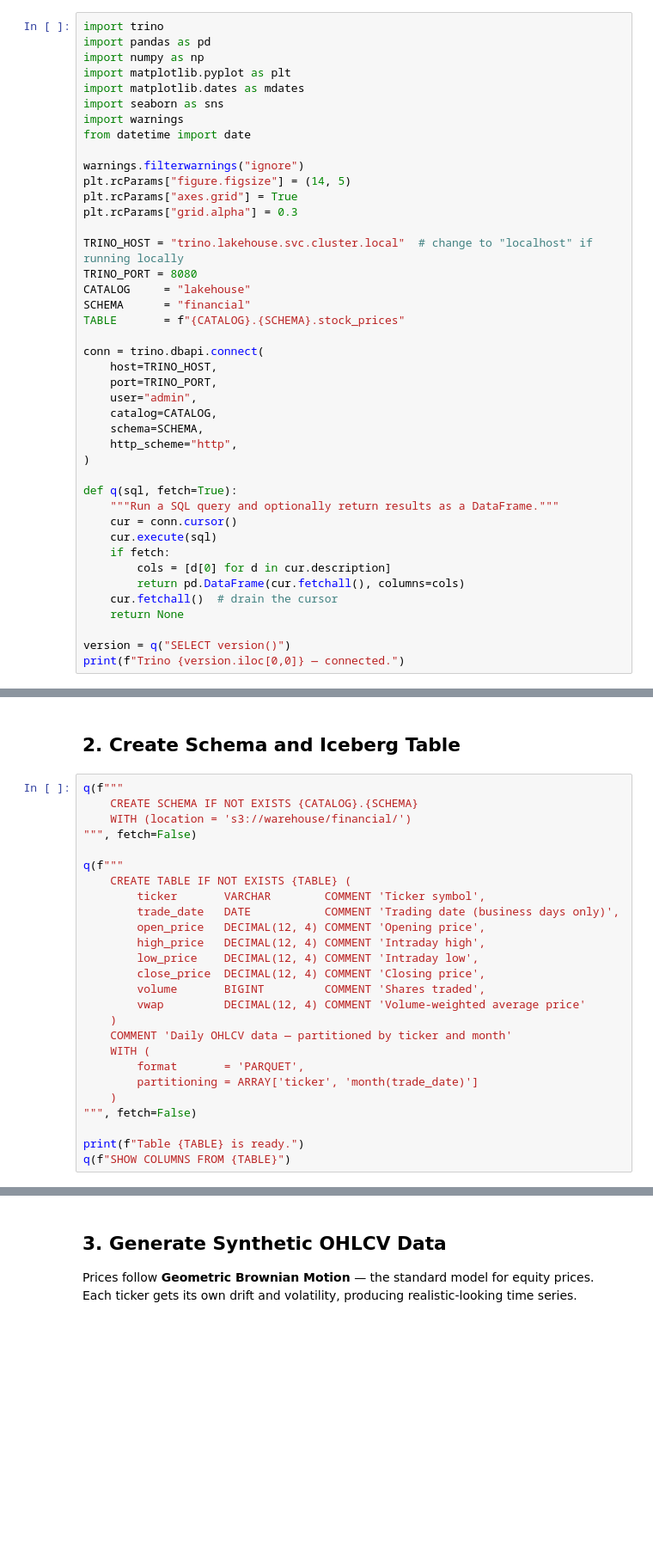
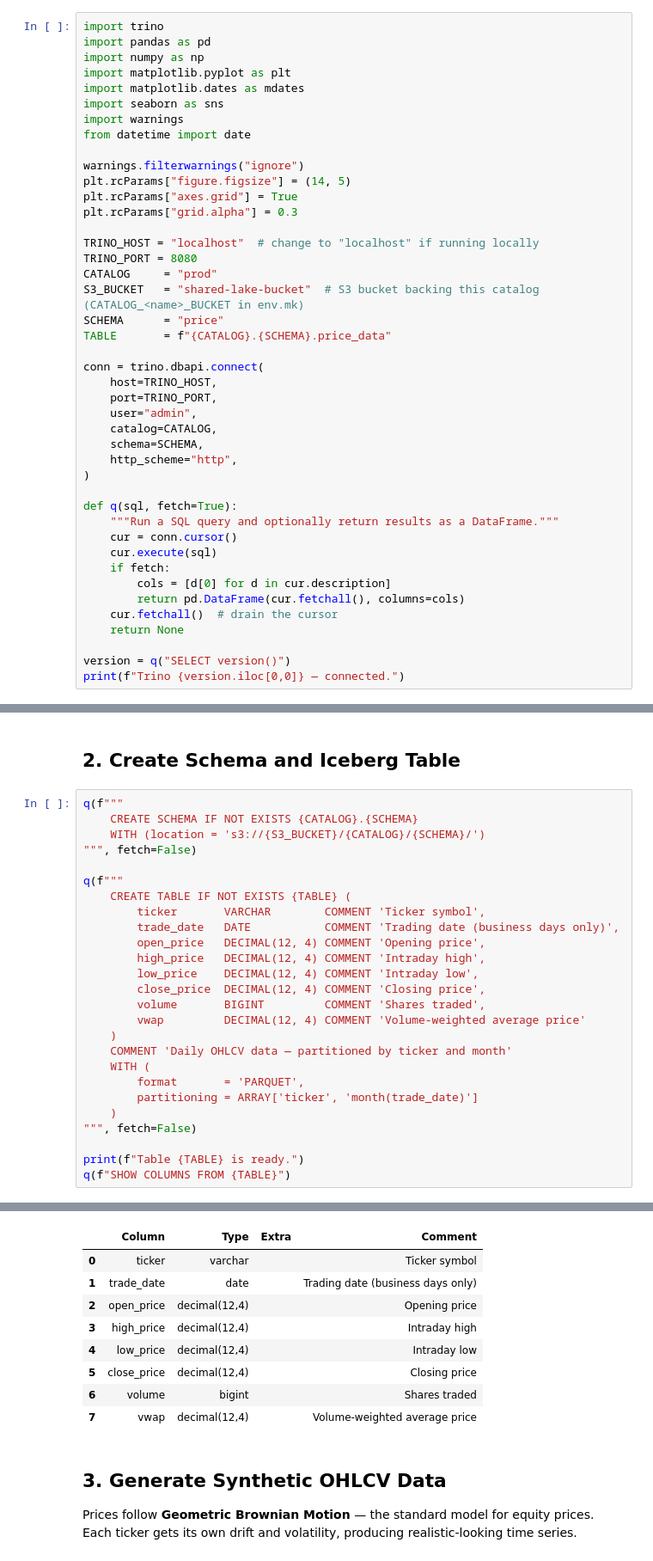
Before and after one commit to brlapato/Iceberg-lakehouse, a Jupyter notebook: notebooks/financial_timeseries.ipynb, the cells around one changed output, grey strips where cells are left out. Shown at 86% size. Cells and saved outputs as stored; diff of their text form; blank space fills up the shorter version.

Commit message:
Extracted settings to overall values file; allows multiple catalogs

```diff
--- a/notebooks/financial_timeseries.ipynb
+++ b/notebooks/financial_timeseries.ipynb
@@ -31,11 +31,12 @@ plt.rcParams["figure.figsize"] = (14, 5)
 plt.rcParams["axes.grid"] = True
 plt.rcParams["grid.alpha"] = 0.3
 
-TRINO_HOST = "trino.lakehouse.svc.cluster.local"  # change to "localhost" if running locally
+TRINO_HOST = "localhost"  # change to "localhost" if running locally
 TRINO_PORT = 8080
-CATALOG     = "lakehouse"
-SCHEMA      = "financial"
-TABLE       = f"{CATALOG}.{SCHEMA}.stock_prices"
+CATALOG     = "prod"
+S3_BUCKET   = "shared-lake-bucket"  # S3 bucket backing this catalog (CATALOG_<name>_BUCKET in env.mk)
+SCHEMA      = "price"
+TABLE       = f"{CATALOG}.{SCHEMA}.price_data"
 
 conn = trino.dbapi.connect(
     host=TRINO_HOST,
@@ -63,7 +66,7 @@ print(f"Trino {version.iloc[0,0]} — connected.")
 # %%
 q(f"""
     CREATE SCHEMA IF NOT EXISTS {CATALOG}.{SCHEMA}
-    WITH (location = 's3://warehouse/financial/')
+    WITH (location = 's3://{S3_BUCKET}/{CATALOG}/{SCHEMA}/')
 """, fetch=False)
 
 q(f"""
@@ -86,3 +89,4 @@ q(f"""
 
 print(f"Table {TABLE} is ready.")
 q(f"SHOW COLUMNS FROM {TABLE}")
+# %% [output]
@@ -89,3 +94,12 @@ q(f"SHOW COLUMNS FROM {TABLE}")
+|  | Column | Type | Extra | Comment |
+| 0 | ticker | varchar |  | Ticker symbol |
+| 1 | trade_date | date |  | Trading date (business days only) |
+| 2 | open_price | decimal(12,4) |  | Opening price |
+| 3 | high_price | decimal(12,4) |  | Intraday high |
+| 4 | low_price | decimal(12,4) |  | Intraday low |
+| 5 | close_price | decimal(12,4) |  | Closing price |
+| 6 | volume | bigint |  | Shares traded |
+| 7 | vwap | decimal(12,4) |  | Volume-weighted average price |
 # %% [markdown]
 ## 3. Generate Synthetic OHLCV Data
 
```
Also changed, not shown: parts of 7 cells of this notebook, 18 other files.
